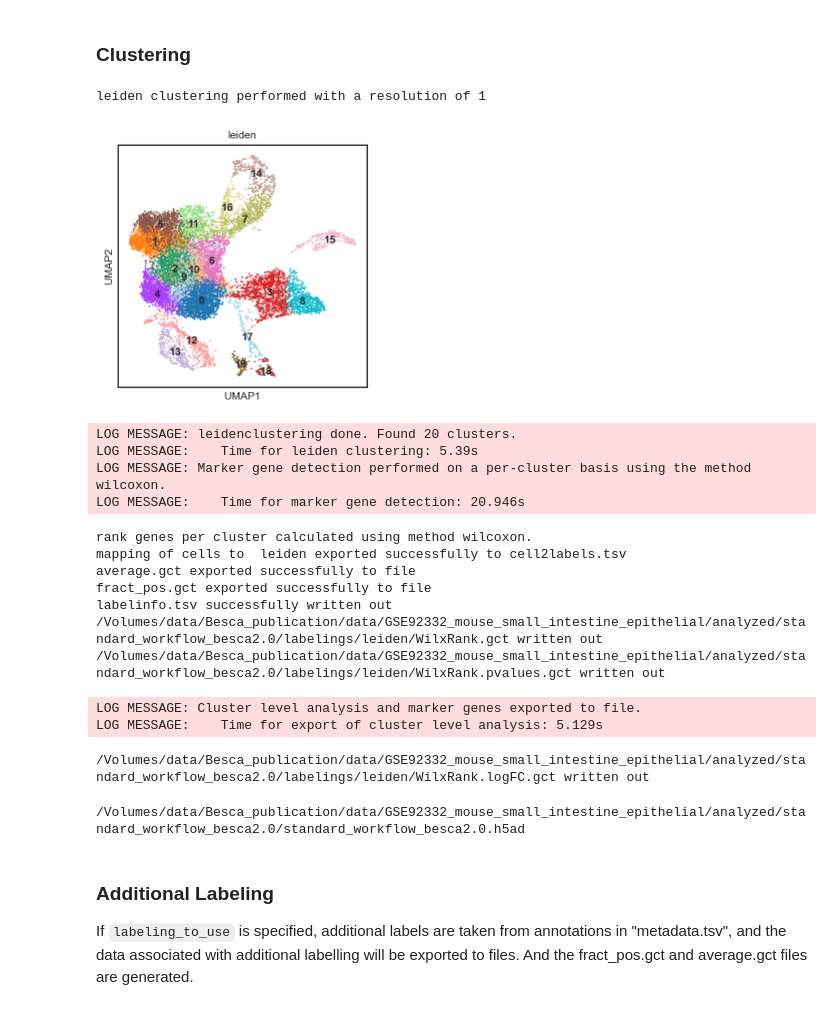
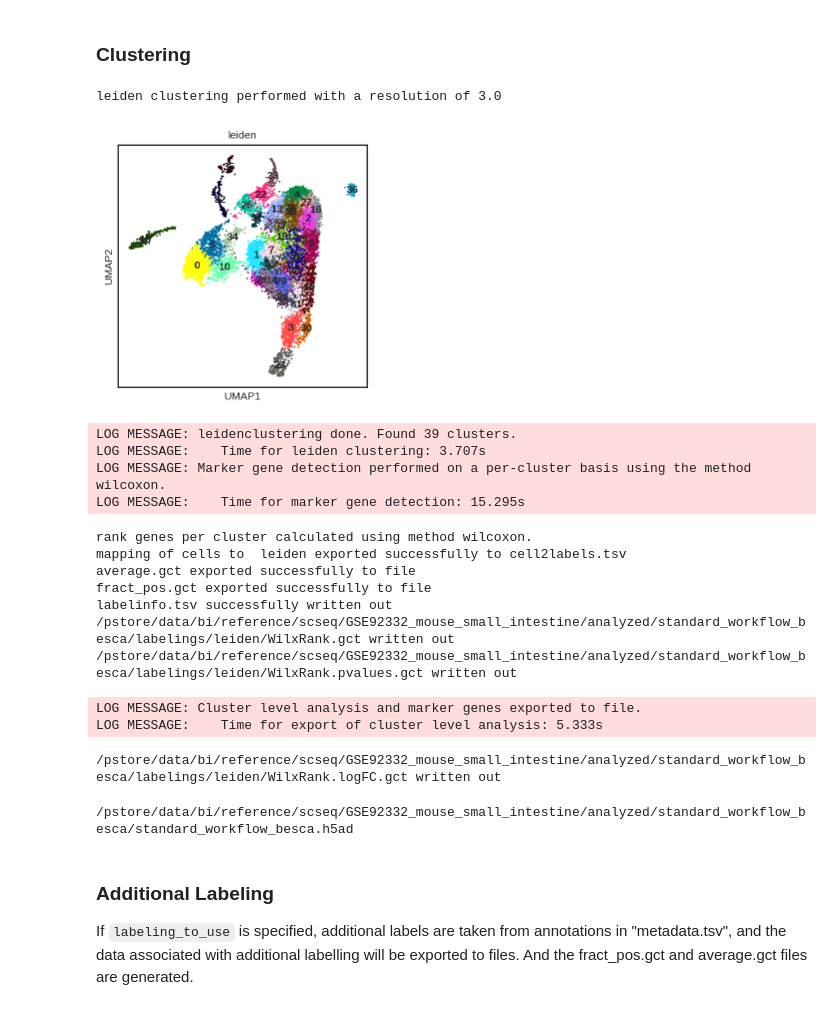
Before and after one commit to bedapub/besca_publication_results, a Jupyter notebook: intestine/Haber2017/standard_workflow_besca2.0.ipynb, the cells around one changed output. Cells and saved outputs as stored; diff of their text form; code cells hidden in the pictures.

```diff
--- a/intestine/Haber2017/standard_workflow_besca2.0.ipynb
+++ b/intestine/Haber2017/standard_workflow_besca2.0.ipynb
@@ -54,9 +50,9 @@ scanpy==1.4.6 anndata==0.7.1 umap==0.3.10 numpy==1.18.2 scipy==1.4.1 pandas==1.0
 use_example_dataset = False # If True, the pipeline will run using the example dataset shipped with BESCA
 
 species = 'mouse'
-batch_to_correct = 'None' # must be "None" or any one of the labels in "metadata.tsv", ID, SPECIES, TISSUE, DONOR, TREATMENT; typically "ID" or "DONOR"
-analysis_name = 'standard_workflow_besca2_0'
-split_condition='donor' #'experiment' is generally a good default
+batch_to_correct = 'region' # must be "None" or any one of the labels in "metadata.tsv", ID, SPECIES, TISSUE, DONOR, TREATMENT; typically "ID" or "DONOR"
+analysis_name = 'standard_workflow_besca'
+split_condition='region' #'experiment' is generally a good default
 citeseq = None #specify if the dataset contains citeseq data None or True
 dynrange=['B2m','Actb','Pgk1','Ctcf'] #genes for which to plot dynamic range
 if species=='human': dynrange=[x.upper() for x in dynrange]
@@ -75,12 +71,15 @@ root_path = os.getcwd()
 ### Standard parameters - these should be kept as stable as possible ###
 # %%
 # the standard parameter section
-standard_min_genes = 700
+standard_min_genes = 800
 standard_min_cells = 30
-standard_min_counts = 1000
+standard_min_counts = 1600
 standard_n_genes = 4000 # this is the most tricky one to set
-standard_percent_mito = 0.05
+standard_percent_mito = 0.03
 standard_max_counts = 40000 #might be redundant with n_genes
+
+# Increase the leiden clustering resolution
+leiden_res = 3.0
 # %% [markdown]
 ## Standard Pipeline
 (note nothing below this point should be modified!!)
@@ -412,30 +377,30 @@ results successfully written out to 'analysis_metadata.tsv'
 ### Clustering
 # %%
 # leiden clustering is the default
-adata = bc.st.clustering(adata, results_folder)
+adata = bc.st.clustering(adata, results_folder, myres=leiden_res)
 # %% [output]
-leiden clustering performed with a resolution of 1
+leiden clustering performed with a resolution of 3.0
-[figure, old version]
+[figure, new version]
-LOG MESSAGE: leidenclustering done. Found 20 clusters.
-LOG MESSAGE:    Time for leiden clustering: 5.39s
+LOG MESSAGE: leidenclustering done. Found 39 clusters.
+LOG MESSAGE:    Time for leiden clustering: 3.707s
 LOG MESSAGE: Marker gene detection performed on a per-cluster basis using the method wilcoxon.
-LOG MESSAGE:    Time for marker gene detection: 20.946s
+LOG MESSAGE:    Time for marker gene detection: 15.295s
 rank genes per cluster calculated using method wilcoxon.
 mapping of cells to  leiden exported successfully to cell2labels.tsv
 average.gct exported successfully to file
 fract_pos.gct exported successfully to file
 labelinfo.tsv successfully written out
-/Volumes/data/Besca_publication/data/GSE92332_mouse_small_intestine_epithelial/analyzed/standard_workflow_besca2.0/labelings/leiden/WilxRank.gct written out
-/Volumes/data/Besca_publication/data/GSE92332_mouse_small_intestine_epithelial/analyzed/standard_workflow_besca2.0/labelings/leiden/WilxRank.pvalues.gct written out
+/pstore/data/bi/reference/scseq/GSE92332_mouse_small_intestine/analyzed/standard_workflow_besca/labelings/leiden/WilxRank.gct written out
+/pstore/data/bi/reference/scseq/GSE92332_mouse_small_intestine/analyzed/standard_workflow_besca/labelings/leiden/WilxRank.pvalues.gct written out
 LOG MESSAGE: Cluster level analysis and marker genes exported to file.
-LOG MESSAGE:    Time for export of cluster level analysis: 5.129s
+LOG MESSAGE:    Time for export of cluster level analysis: 5.333s
-/Volumes/data/Besca_publication/data/GSE92332_mouse_small_intestine_epithelial/analyzed/standard_workflow_besca2.0/labelings/leiden/WilxRank.logFC.gct written out
+/pstore/data/bi/reference/scseq/GSE92332_mouse_small_intestine/analyzed/standard_workflow_besca/labelings/leiden/WilxRank.logFC.gct written out
 # %%
 # everything that was done so far goes to the .h5ad file for later use
 adata.write(results_file)
 print(results_file)
 # %% [output]
-/Volumes/data/Besca_publication/data/GSE92332_mouse_small_intestine_epithelial/analyzed/standard_workflow_besca2.0/standard_workflow_besca2.0.h5ad
+/pstore/data/bi/reference/scseq/GSE92332_mouse_small_intestine/analyzed/standard_workflow_besca/standard_workflow_besca.h5ad
 # %% [markdown]
 ### Additional Labeling ###
 
```
Also changed, not shown: parts of 25 cells of this notebook, 2 other files.
